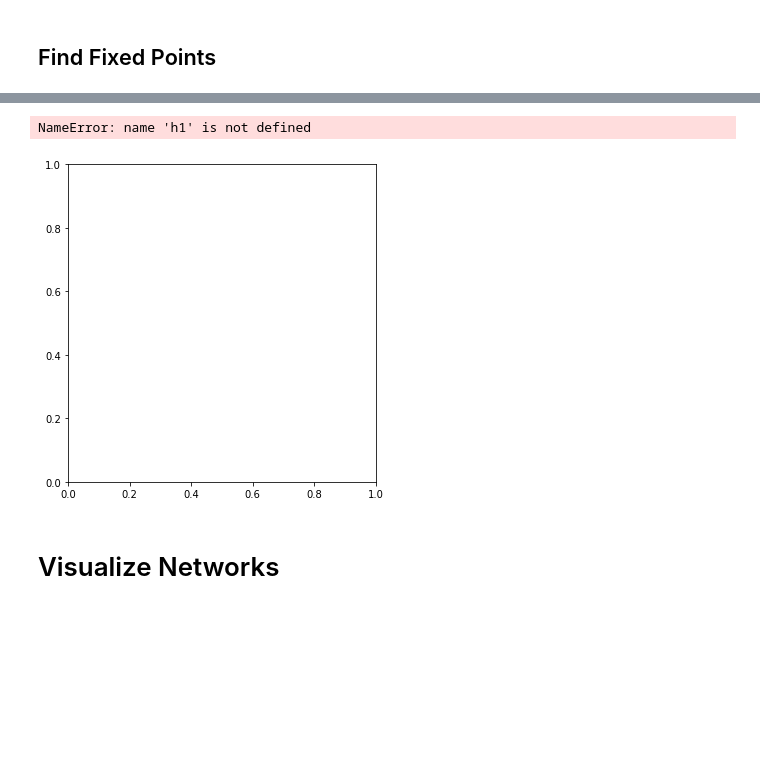
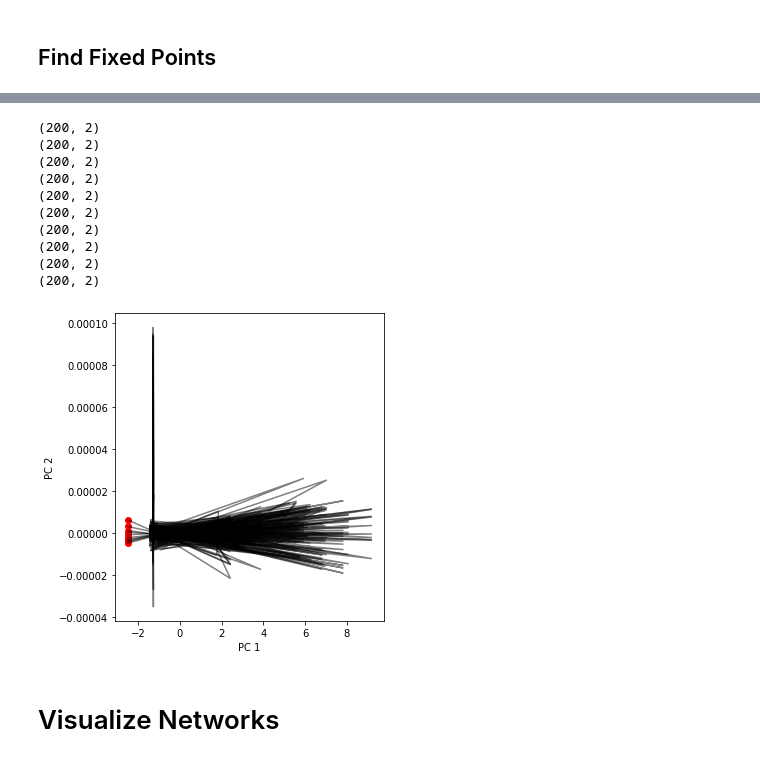
Before and after one commit to Nishant-codex/DDN-public, a Jupyter notebook: DDN_example.ipynb, the cells around one changed output, grey strips where cells are left out. Saved outputs shown, nothing was run; the diff lists cells and outputs as text; code cells hidden in the pictures; blank space fills up the shorter version.

```diff
--- a/DDN_example.ipynb
+++ b/DDN_example.ipynb
@@ -547,3 +667,22 @@ def luyapnov_exponents(model1, model2, input, every_k = 1, ord =2,trans=15, thre
+# %%
+def perturb_net(esn_model1, esn_model2, x=None, i=None, pert=None):
+    state_zero =  np.zeros_like(esn_model1.cell.A_init)
+    rand_state = np.random.randn(*state_zero[:,0].shape)
+    state_zero[i,0] += pert
+
+    init_state = esn_model1.cell.A_init
+    init_state_delta = esn_model1.cell.A_init + state_zero
+
+
+    state1 = init_state
+    state2 = init_state_delta
+
+    esn_model1.cell.A_init = state1
+    esn_model2.cell.A_init = state2
+
+    esn_model1.cell.build(inputs_shape = x.shape[0])
+    esn_model2.cell.build(inputs_shape = x.shape[0])
+    return esn_model1, esn_model2
 # %%
 from FixedPointSearch_leaky import *
 from FixedPointStore_leaky import *
@@ -649,11 +850,12 @@ plt.show()
 # %%
-def plot_trajectories(data, n_components = 2,figsize = [5, 5],fig_out=None,c_start = 'red', c_end ='blue'):
+def plot_trajectories(data, n_components = 2,figsize = [5, 5],fig_out=None,c_start = 'red', c_end ='blue',alpha=0.1):
 
 	assert n_components in [2,3], 'dimensions should be 2 or 3'
 
 	pca = PCA(n_components=n_components)
 	data = data
 	pca_states = pca.fit_transform(data)
+	print(pca_states.shape)
 	if fig_out !=None:
 
 		ax = fig_out
@@ -663,42 +865,52 @@ def plot_trajectories(data, n_components = 2,figsize = [5, 5],fig_out=None,c_sta
 		if n_components>2:
 			ax = fig.add_subplot(111,projection='3d')
 		else:
 			ax = fig.add_subplot(111,)
 	# ax = Axes3D(fig)
 
 	ax.set_xlabel('PC 1', fontweight=12)
 	if n_components>2 :
 		ax.set_zlabel('PC 3', fontweight=12)
 	ax.set_ylabel('PC 2', fontweight=12)
 
 	# For generating figure in paper.md
 	# ax.set_xticks([-2, -1, 0, 1, 2])
 	# ax.set_yticks([-1, 0, 1])
 	# ax.set_zticks([-1, 0, 1])
 
 	ax = plot_123d(ax,pca_states,**{'c':'black','alpha':0.5})
 	if n_components>2 :
-		ax.scatter(pca_states[0,0], pca_states[0,1],pca_states[0,2], c=c_start ,alpha=1)
-		ax.scatter(pca_states[-1,0],pca_states[-1,1],pca_states[-1,2], c=c_end,alpha=1)
+		ax.scatter(pca_states[0,0], pca_states[0,1], pca_states[0,2],  c=c_start, alpha=alpha)
+		ax.scatter(pca_states[-1,0],pca_states[-1,1],pca_states[-1,2], c=c_end,   alpha=alpha)
+
 	else:
-		ax.scatter(pca_states[0,0], pca_states[0,1], c=c_start ,alpha=1)
-		ax.scatter(pca_states[-1,0],pca_states[-1,1], c=c_end,alpha=1)
+		ax.scatter(pca_states[0,0], pca_states[0,1],  c=c_start, alpha=alpha)
+		ax.scatter(pca_states[-1,0],pca_states[-1,1], c=c_end,  alpha=alpha)
 
 %matplotlib inline
 figsize = [5,5]
 
 fig = plt.figure(figsize=figsize, tight_layout=True)
 ax = fig.add_subplot(111,)
-
-plot_trajectories(h1[:,:, 0],fig_out=ax,c_start='green', c_end='pink',n_components=2)
-plot_trajectories(h2[:,:, 0],fig_out=ax,c_start='orange', c_end='red',n_components=2)
+for i in range(len(ref_trajs)):
+	plot_trajectories(np.array(ref_trajs[i])[:,:,0].T,fig_out=ax,c_start='green',alpha=1, c_end='pink',n_components=2)
+	plot_trajectories(np.array(pert_trajs[i])[:,:,0].T,fig_out=ax,c_start='orange',alpha=1, c_end='red',n_components=2)
 
 # plot_trajectories(h_new[0][:10,:,0], fig_out=ax)
 
 plt.show()
 # %% [output]
-NameError: name 'h1' is not defined
+(200, 2)
+(200, 2)
+(200, 2)
+(200, 2)
+(200, 2)
+(200, 2)
+(200, 2)
+(200, 2)
+(200, 2)
+(200, 2)
-[figure, old version]
+[figure, new version]
 # %% [markdown]
 # Visualize Networks
 # %%
```
Also changed, not shown: parts of 18 cells of this notebook, 1 other file.
